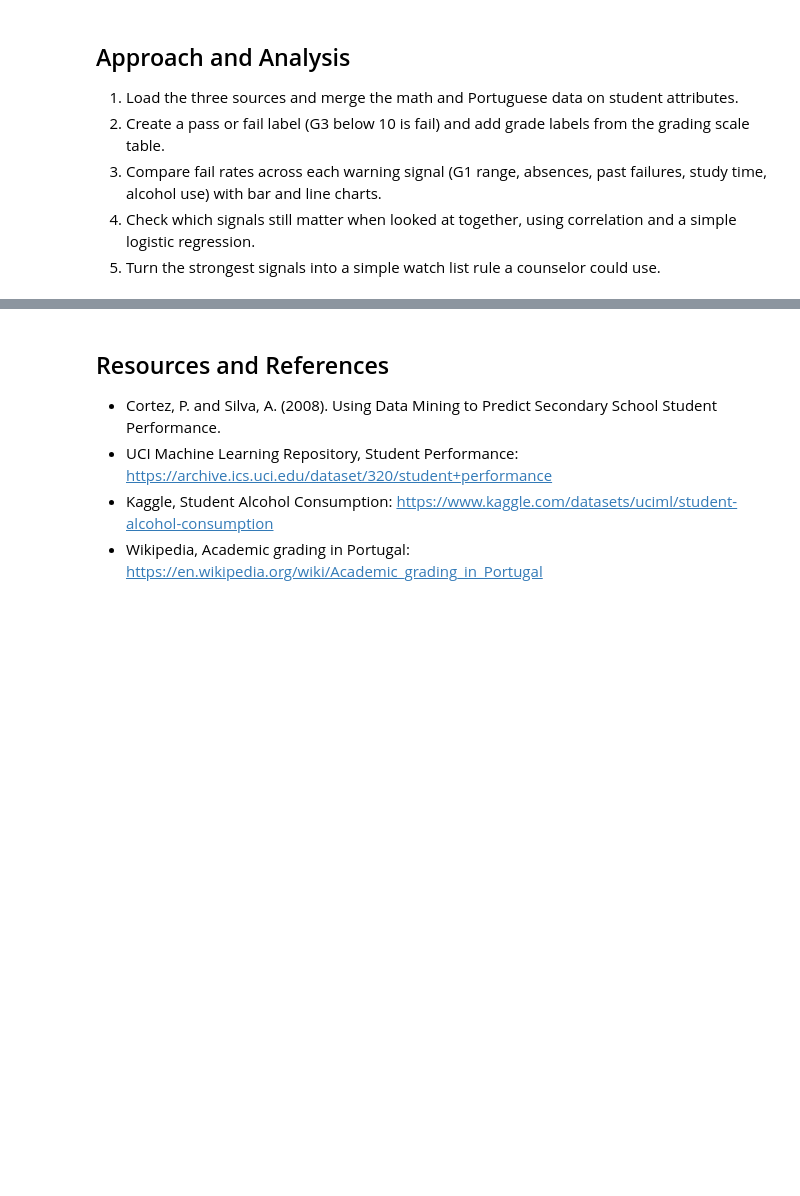
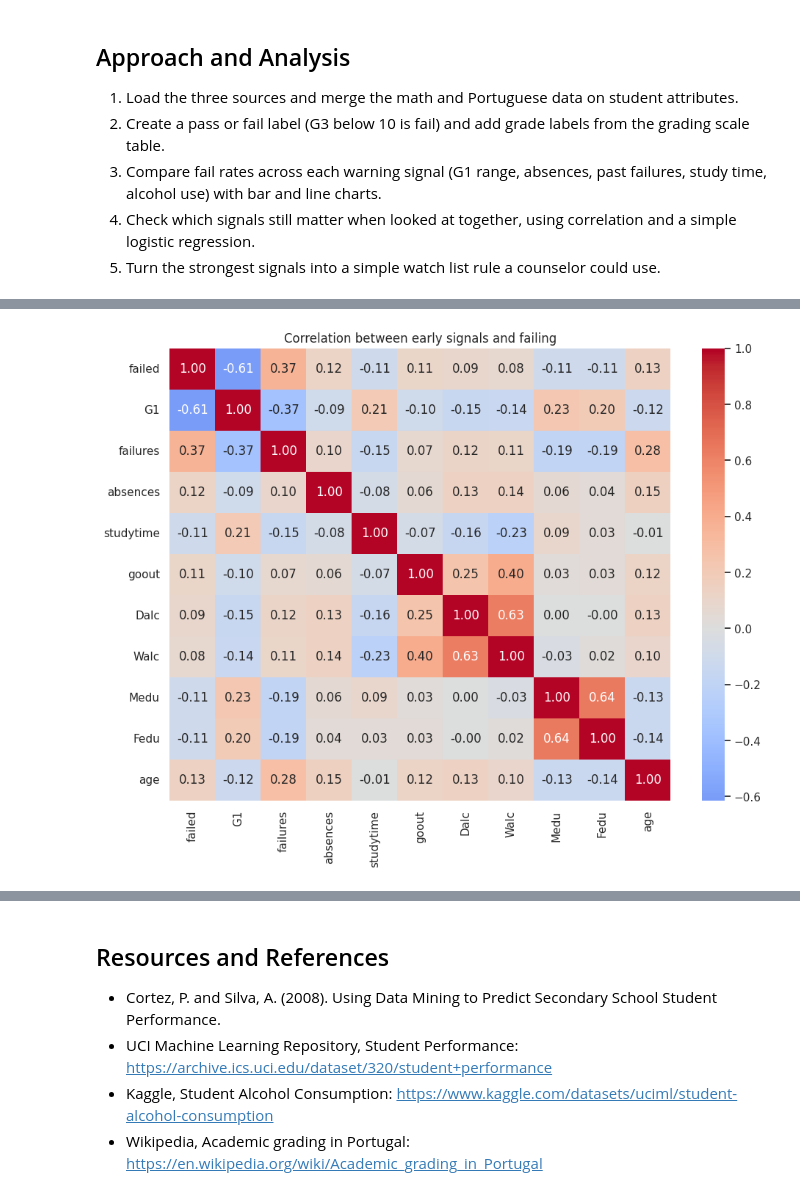
Before and after one commit to IT4063C-Fall2026/data-tech-analytics-final-project-lazizbekravshanov, a Jupyter notebook: source.ipynb, the cells around one changed output, grey strips where cells are left out. Cells and saved outputs as stored; diff of their text form; code cells hidden in the pictures; blank space fills up the shorter version.

```diff
--- a/source.ipynb
+++ b/source.ipynb
@@ -176,0 +255,10 @@ Name: count, dtype: int64
+# %%
+signals = ["failed", "G1", "failures", "absences", "studytime",
+           "goout", "Dalc", "Walc", "Medu", "Fedu", "age"]
+
+plt.figure(figsize=(11, 8))
+sns.heatmap(students[signals].corr(), annot=True, fmt=".2f", cmap="coolwarm", center=0)
+plt.title("Correlation between early signals and failing")
+plt.show()
+# %% [output]
+[figure, added]
```
Also changed, not shown: parts of 29 cells of this notebook, 1 other file.
